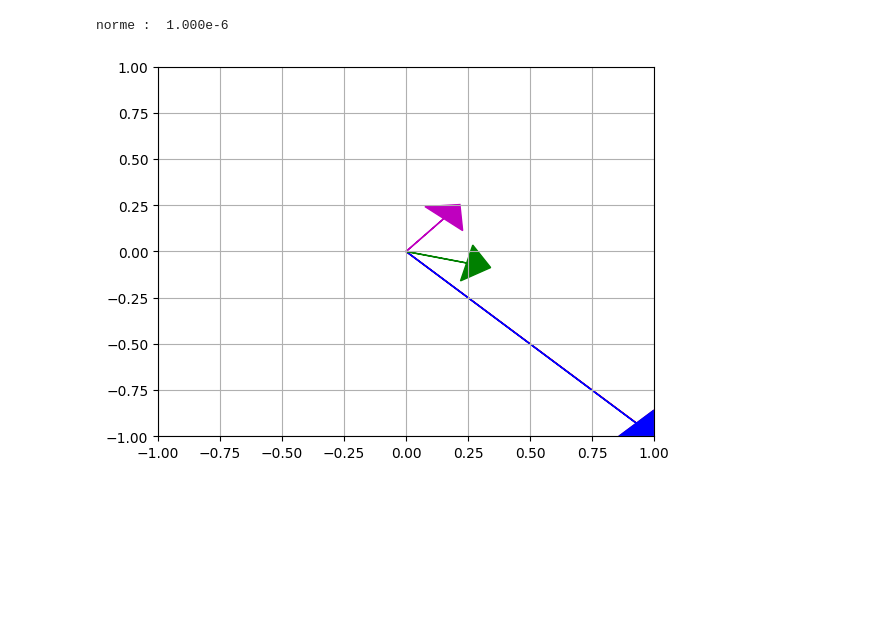
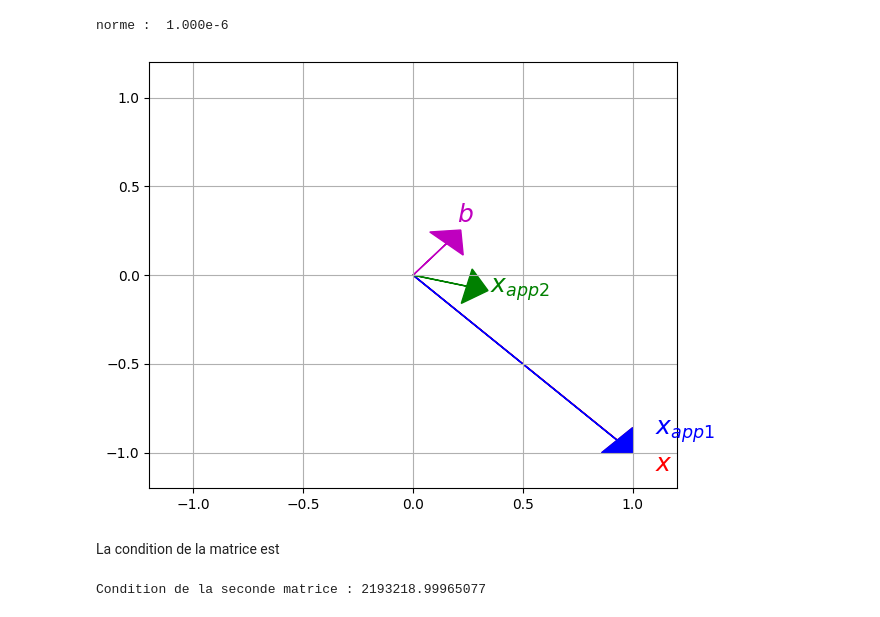
Before and after one commit to vbarra/ANbook, a Jupyter notebook: _build/jupyter_execute/sl.ipynb, the cells around one changed output. Cells and saved outputs as stored; diff of their text form; code cells hidden in the pictures; blank space fills up the shorter version.

```diff
--- a/_build/jupyter_execute/sl.ipynb
+++ b/_build/jupyter_execute/sl.ipynb
@@ -380,17 +380,27 @@ norme :  1.000e-6
 # %%
 def plot_vector2d(vector2d, origin=[0, 0], **options):
     return plt.arrow(origin[0], origin[1], vector2d[0], vector2d[1],head_width=0.2, head_length=0.1, length_includes_head=True,**options)
 
 x = np.array([1,-1])
 x_app1 = np.array([0.999, -1])
 x_app2 = np.array([0.341, -0.087])
 b = np.array([0.217, 0.254])
 plot_vector2d(x, color="r")
+plt.text(1.1, -1.1, "$x$", color="r", fontsize=18)
 plot_vector2d(x_app1, color="b")
+plt.text(1.1, -0.9, "$x_{app1}$", color="b", fontsize=18)
 plot_vector2d(x_app2, color="g")
+plt.text(0.35, -0.1, "$x_{app2}$", color="g", fontsize=18)
 plot_vector2d(b, color="m")
-plt.axis([-1, 1, -1, 1])
+plt.text(0.2, 0.3, "$b$", color="m", fontsize=18)
+plt.axis([-1.2, 1.2, -1.2, 1.2])
 plt.grid()
-plt.show()
+plt.tight_layout()
 # %% [output]
-[figure, old version]
+[figure, new version]
+# %% [markdown]
+La condition de la matrice est
+# %%
+print('Condition de la seconde matrice :', np.linalg.cond(np.matrix(A, dtype='float'),p=2))
+# %% [output]
+Condition de la seconde matrice : 2193218.99965077
```
Also changed, not shown: 9 other files.
